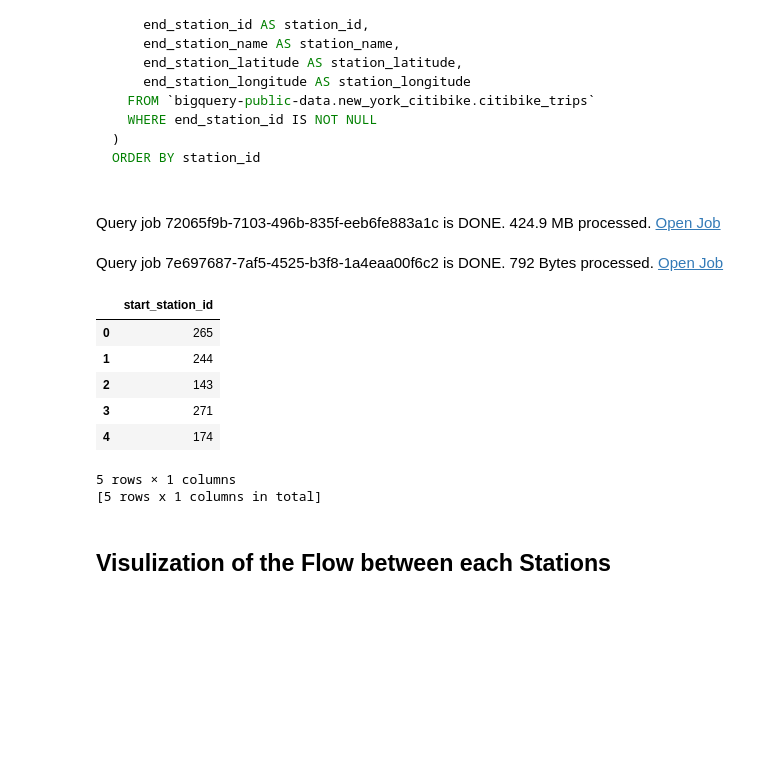
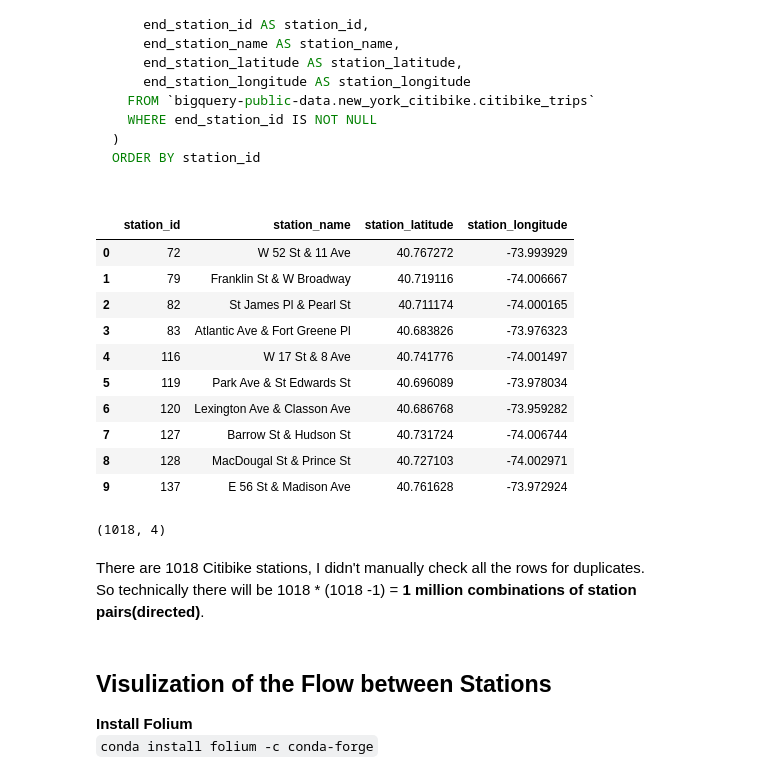
Before and after one commit to kinue00/data-ana-0, a Jupyter notebook: 2025-05-15.ipynb, the cells around one changed output. Drawn from its saved outputs; the diff is of its cells as text; code cells hidden in the pictures; blank space fills up the shorter version.

````diff
--- a/2025-05-15.ipynb
+++ b/2025-05-15.ipynb
@@ -181,24 +181,30 @@ ORDER BY station_id
 
 ```
 # %%
-sql_query = """
-SELECT DISTINCT start_station_id
-FROM `bigquery-public-data.new_york_citibike.citibike_trips`
-ORDER BY start_station_id
-LIMIT 100
-"""
-df = bpd.read_gbq(sql_query)
-df.head()
+import pandas as pd
+
+df = pd.read_csv('./views/stations.csv')
+df.head(10)
 # %% [output]
-Query job 72065f9b-7103-496b-835f-eeb6fe883a1c is DONE. 424.9 MB processed. Open Job
-Query job 7e697687-7af5-4525-b3f8-1a4eaa00f6c2 is DONE. 792 Bytes processed. Open Job
-|  | start_station_id |
-| 0 | 265 |
-| 1 | 244 |
-| 2 | 143 |
-| 3 | 271 |
-| 4 | 174 |
+|  | station_id | station_name | station_latitude | station_longitude |
+| 0 | 72 | W 52 St & 11 Ave | 40.767272 | -73.993929 |
+| 1 | 79 | Franklin St & W Broadway | 40.719116 | -74.006667 |
+| 2 | 82 | St James Pl & Pearl St | 40.711174 | -74.000165 |
+| 3 | 83 | Atlantic Ave & Fort Greene Pl | 40.683826 | -73.976323 |
+| 4 | 116 | W 17 St & 8 Ave | 40.741776 | -74.001497 |
+| 5 | 119 | Park Ave & St Edwards St | 40.696089 | -73.978034 |
+| 6 | 120 | Lexington Ave & Classon Ave | 40.686768 | -73.959282 |
+| 7 | 127 | Barrow St & Hudson St | 40.731724 | -74.006744 |
+| 8 | 128 | MacDougal St & Prince St | 40.727103 | -74.002971 |
+| 9 | 137 | E 56 St & Madison Ave | 40.761628 | -73.972924 |
-5 rows × 1 columns
-[5 rows x 1 columns in total]
+# %%
+df.shape
+# %% [output]
+(1018, 4)
+# %% [markdown]
+There are 1018 Citibike stations, I didn't manually check all the rows for duplicates.
+So technically there will be 1018 * (1018 -1) = **1 million combinations of station pairs(directed)**.
 # %% [markdown]
-## Visulization of the Flow between each Stations
+## Visulization of the Flow between Stations
+**Install Folium**
+`conda install folium -c conda-forge`
````
Also changed, not shown: parts of 5 cells of this notebook, 2 other files.
